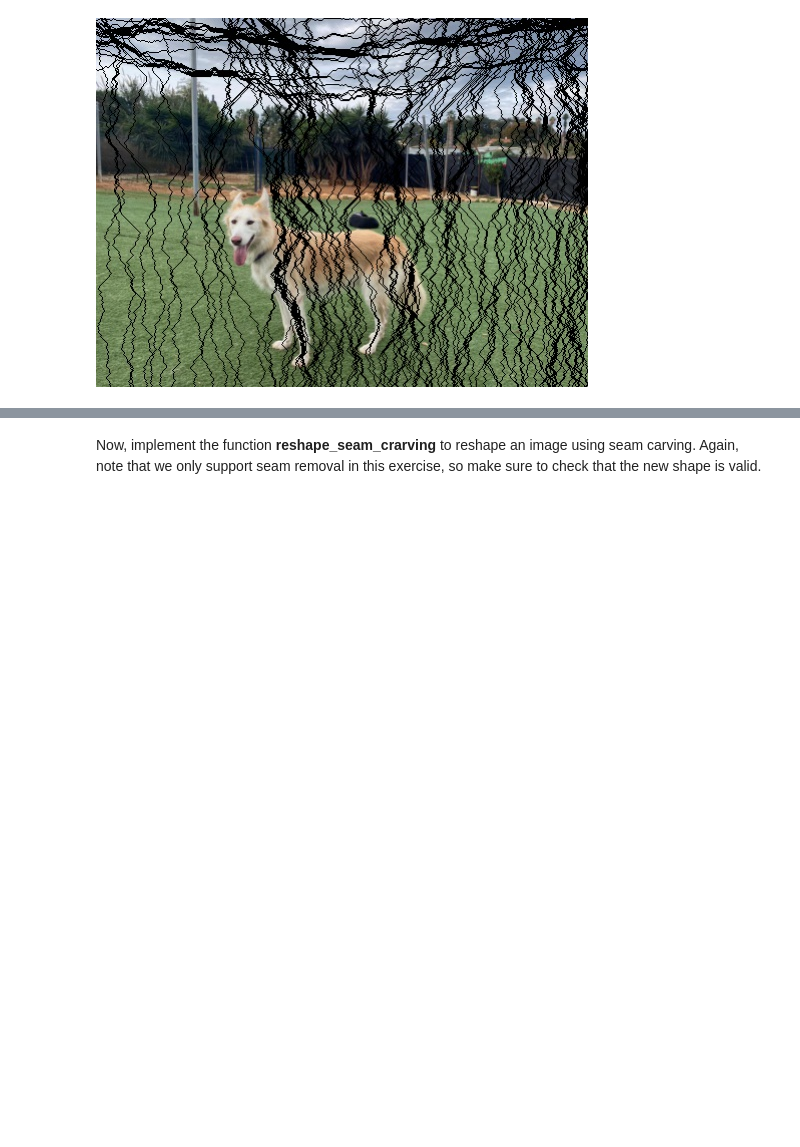
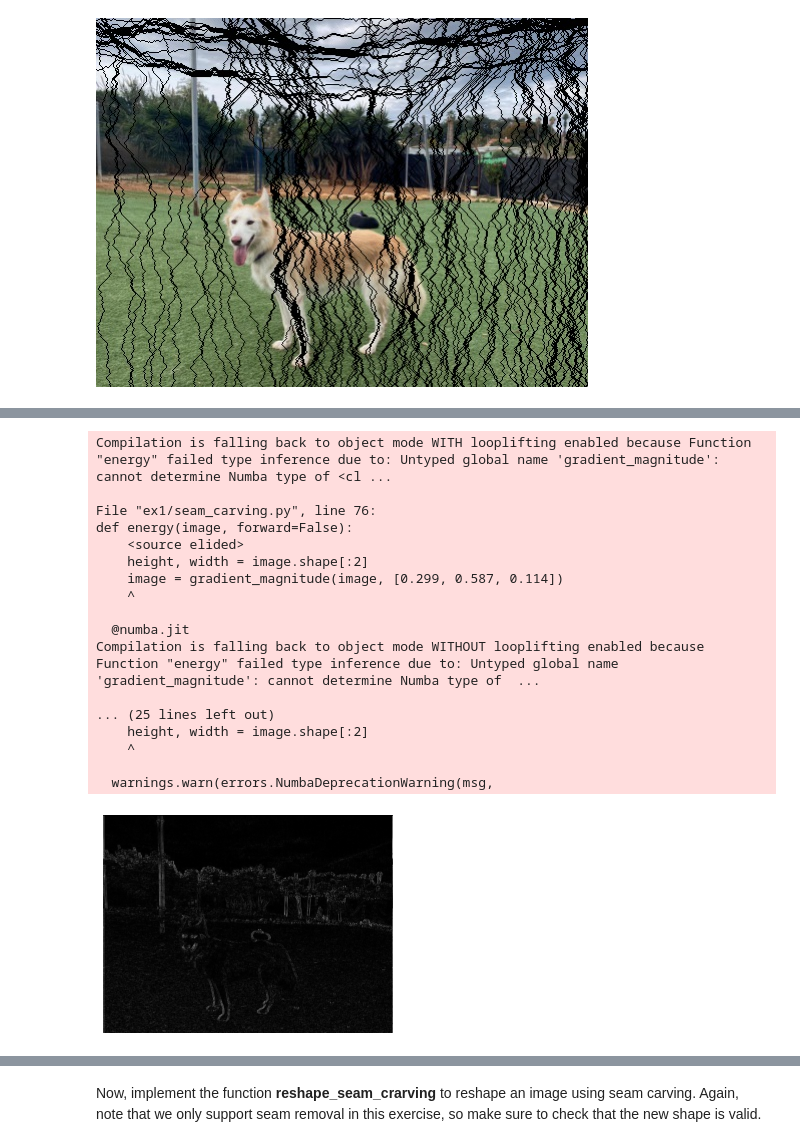
Before and after one commit to liavt/graphics-hw, a Jupyter notebook: Seam Carving.ipynb, the cells around one changed output, grey strips where cells are left out. Saved outputs shown, nothing was run; the diff lists cells and outputs as text; code cells hidden in the pictures; blank space fills up the shorter version.

```diff
--- a/Seam Carving.ipynb
+++ b/Seam Carving.ipynb
@@ -140,5 +146,24 @@ As we are only implementing seam removal in this exercise, make sure to check th
 # %%
 #show_image(seam_carving.reshape_seam_crarving(image,[100,300], None))
 # %%
-#show_image(seam_carving.energy(image, forward=True), greyscale=True)
+show_image(seam_carving.energy(image, forward=True), greyscale=True)
+# %% [output]
+Compilation is falling back to object mode WITH looplifting enabled because Function "energy" failed type inference due to: Untyped global name 'gradient_magnitude': cannot determine Numba type of <cl ...
+
+File "ex1/seam_carving.py", line 76:
+def energy(image, forward=False):
+    <source elided>
+    height, width = image.shape[:2]
+    image = gradient_magnitude(image, [0.299, 0.587, 0.114])
+    ^
+
+  @numba.jit
+Compilation is falling back to object mode WITHOUT looplifting enabled because Function "energy" failed type inference due to: Untyped global name 'gradient_magnitude': cannot determine Numba type of  ...
+
+... (25 lines left out)
+    height, width = image.shape[:2]
+    ^
+
+  warnings.warn(errors.NumbaDeprecationWarning(msg,
+[figure, added]
 # %%
```
Also changed, not shown: parts of 8 cells of this notebook, 2 other files.
